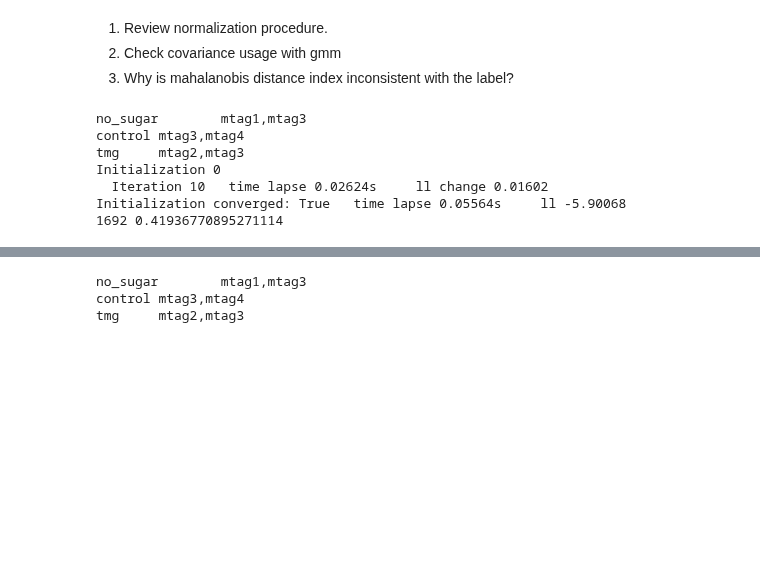
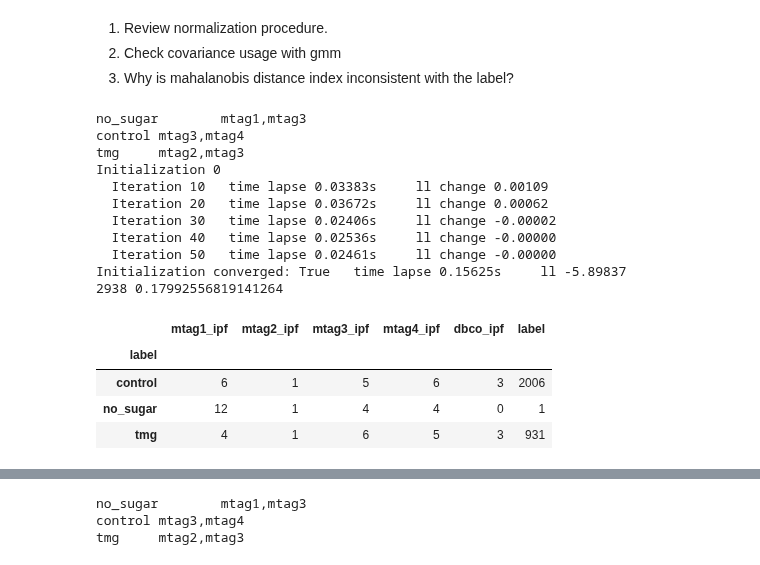
Before and after one commit to sbooeshaghi/azucar, a Jupyter notebook: analysis/293T/obs2/assign.ipynb, the cells around one changed output, grey strips where cells are left out. Drawn from its saved outputs; the diff is of its cells as text; code cells hidden in the pictures; blank space fills up the shorter version.

```diff
--- a/analysis/293T/obs2/assign.ipynb
+++ b/analysis/293T/obs2/assign.ipynb
@@ -1731,7 +1731,7 @@ def mx_norm(matrix_fn, out_matrix_fn, how="ipf"):
   mtx = mmread(matrix_fn).toarray()
   log1p = np.log1p(mtx)
   if how == "ipf":
-    mtx_ipf = do_ipf(log1p.copy(), axis_uniform=1) # 0: uniform cols, 1: uniform rows, -1: both uniform
+    mtx_ipf = do_ipf(mtx.copy(), axis_uniform=1) # 0: uniform cols, 1: uniform rows, -1: both uniform
     mmwrite(out_matrix_fn, csr_matrix(mtx_ipf*mtx.sum()))
   elif how == "log1p":
     mtx_log1p = csr_matrix(log1p)
@@ -2030,7 +2030,7 @@ def mx_assign(matrix_fn, barcodes_fn, genes_fn, markers_ec_fn, groups_fn):
       }
   }
 
-  method = "raw_log1p"
+  method = "raw"
 
   # have to initialize the clusters by first mean centering alternative is to zscore the means
 
@@ -2071,7 +2071,7 @@ def mx_assign(matrix_fn, barcodes_fn, genes_fn, markers_ec_fn, groups_fn):
       "verbose": 2,
       "n_init": 1,
       "max_iter": 1000,
-      "tol": 1e-3,
+      "tol": 1e-4,
       "init_params": "random",
       "covariance_type": "full"
   }
@@ -2387,10 +2387,11 @@ def main(matrix_fn, barcodes_fn, genes_fn, markers_fn):
   dbco = mmread("./san.matrix.mtx").toarray()[:,-1]
 
   # normalize matrix (log1p -> ipf)
-  # mx_norm("./san.matrix.mtx", "./san.log1p.matrix.mtx", how="log1p")
-  # mx_norm("./san.matrix.mtx",
-  #         "./san.norm.matrix.mtx", how="ipf")
-  !cp ./san.matrix.mtx ./san.norm.matrix.mtx
+  mx_norm("./san.matrix.mtx",
+          "./san.log1p.matrix.mtx", how="log1p")
+  mx_norm("./san.log1p.matrix.mtx",
+          "./san.norm.matrix.mtx", how="ipf")
+  # !cp ./san.matrix.mtx ./san.norm.matrix.mtx
 
   dbco_norm = mmread("./san.norm.matrix.mtx").toarray()[:,-1]
 
@@ -2443,19 +2444,38 @@ def main(matrix_fn, barcodes_fn, genes_fn, markers_fn):
   print(ncells, ent_cutoff)
 
   ## look at count distribution
-  return df#.query(f"ent < {ent_cutoff}")
+  return (df, ent_cutoff)#.query(f"ent < {ent_cutoff}")
 # %%
 !rm *.txt *.mtx *.ec
 # %%
 markers_fn = os.path.join(base_mark, "markers.txt")
 !cat $markers_fn
 
-df = main(matrix_fn, barcodes_fn, genes_fn, markers_fn)
+df, ent_cutoff = main(matrix_fn, barcodes_fn, genes_fn, markers_fn)
 # %% [output]
 no_sugar        mtag1,mtag3
 control mtag3,mtag4
 tmg     mtag2,mtag3
 Initialization 0
-  Iteration 10   time lapse 0.02624s     ll change 0.01602
-Initialization converged: True   time lapse 0.05564s     ll -5.90068
-1692 0.41936770895271114
+  Iteration 10   time lapse 0.03383s     ll change 0.00109
+  Iteration 20   time lapse 0.03672s     ll change 0.00062
+  Iteration 30   time lapse 0.02406s     ll change -0.00002
+  Iteration 40   time lapse 0.02536s     ll change -0.00000
+  Iteration 50   time lapse 0.02461s     ll change -0.00000
+Initialization converged: True   time lapse 0.15625s     ll -5.89837
+2938 0.17992556819141264
+# %%
+df.query(f"ent < {ent_cutoff}").groupby("label").agg({
+      "mtag1_ipf": "mean",
+      "mtag2_ipf": "mean",
+      "mtag3_ipf": "mean",
+      "mtag4_ipf": "mean",
+      "dbco_ipf": "mean",
+      "label": "count"
+      }).astype(int)
+# %% [output]
+|  | mtag1_ipf | mtag2_ipf | mtag3_ipf | mtag4_ipf | dbco_ipf | label |
+| label |  |  |  |  |  |  |
+| control | 6 | 1 | 5 | 6 | 3 | 2006 |
+| no_sugar | 12 | 1 | 4 | 4 | 0 | 1 |
+| tmg | 4 | 1 | 6 | 5 | 3 | 931 |
```
Also changed, not shown: parts of 21 cells of this notebook.
